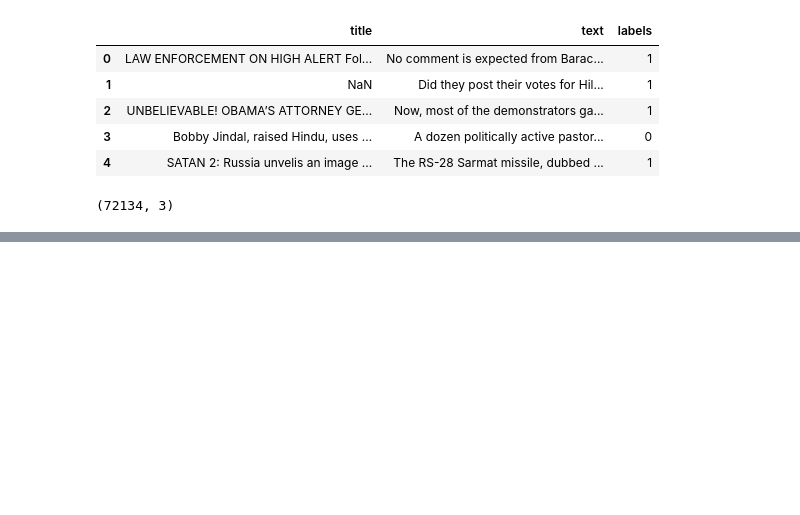
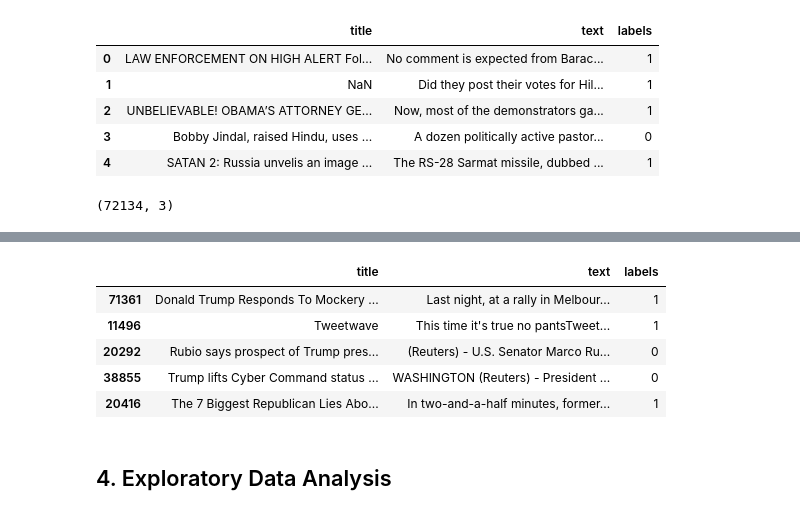
Before and after one commit to yejinPARK48/VerifyNews_using_BERT, a Jupyter notebook: FakeNews_Code.ipynb, the cells around one changed output, grey strips where cells are left out. Drawn from its saved outputs; the diff is of its cells as text; code cells hidden in the pictures; blank space fills up the shorter version.

```diff
--- a/FakeNews_Code.ipynb
+++ b/FakeNews_Code.ipynb
@@ -30,10 +3,11 @@ Archive:  fake-news-classification.zip
+# %%
+import pandas as pd
+
+data = pd.read_csv("C:/Users/my/Desktop/WELFake_Dataset.csv")
 # %% [markdown]
 3. Data Loading and Preprocessing
 # %%
 import pandas as pd
-
-# Load the Data
-data = pd.read_csv("WELFake_Dataset.csv")
 
 # Check the Data
 print(data.head())
@@ -100,0 +57,7 @@ data.shape
+# %%
+# 결측값 제거
+data.dropna(subset=['title', 'text'], inplace=True)
+data.dropna(axis=0,inplace=True)
+# 결과 확인
+print(data.shape)
+print(data.isna().sum())
@@ -156 +83,12 @@ Successfully installed datasets-3.1.0 dill-0.3.8 fsspec-2024.9.0 multiprocess-0.
+# %%
+data.head()
+# %% [output]
+|  | title | text | labels |
+| 71361 | Donald Trump Responds To Mockery ... | Last night, at a rally in Melbour... | 1 |
+| 11496 | Tweetwave | This time it's true no pantsTweet... | 1 |
+| 20292 | Rubio says prospect of Trump pres... | (Reuters) - U.S. Senator Marco Ru... | 0 |
+| 38855 | Trump lifts Cyber Command status ... | WASHINGTON (Reuters) - President ... | 0 |
+| 20416 | The 7 Biggest Republican Lies Abo... | In two-and-a-half minutes, former... | 1 |
+# %% [markdown]
+## 4. Exploratory Data Analysis
 # %%
```
Also changed, not shown: parts of 29 cells of this notebook.
